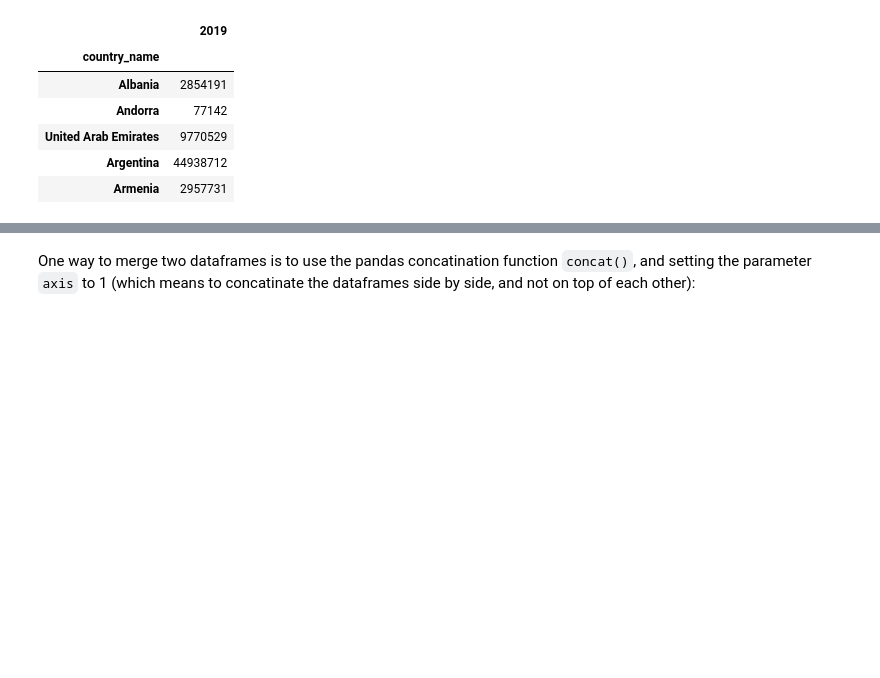
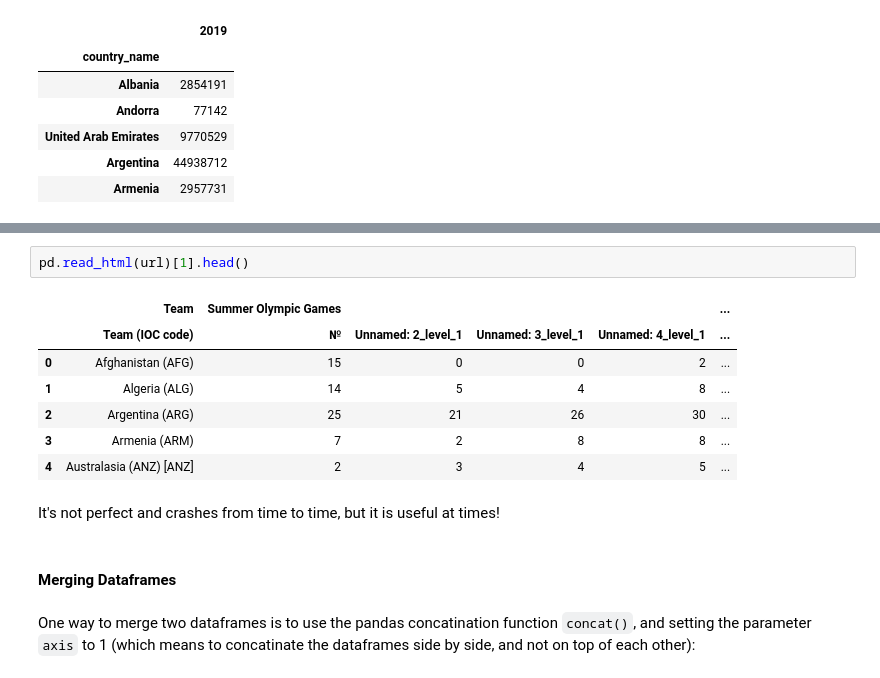
Before and after one commit to johan-ekman/learning_python, a Jupyter notebook: continuation_course/chapter_6.ipynb, the cells around one changed output, grey strips where cells are left out. Drawn from its saved outputs; the diff is of its cells as text; blank space fills up the shorter version.

```diff
--- a/continuation_course/chapter_6.ipynb
+++ b/continuation_course/chapter_6.ipynb
@@ -2475,3 +2544,17 @@ pop.head()
+# %%
+pd.read_html(url)[1].head()
+# %% [output]
+|  | Team | Summer Olympic Games |  |  |  | ... |
+|  | Team (IOC code) | № | Unnamed: 2_level_1 | Unnamed: 3_level_1 | Unnamed: 4_level_1 | ... |
+| 0 | Afghanistan (AFG) | 15 | 0 | 0 | 2 | ... |
+| 1 | Algeria (ALG) | 14 | 5 | 4 | 8 | ... |
+| 2 | Argentina (ARG) | 25 | 21 | 26 | 30 | ... |
+| 3 | Armenia (ARM) | 7 | 2 | 8 | 8 | ... |
+| 4 | Australasia (ANZ) [ANZ] | 2 | 3 | 4 | 5 | ... |
+# %% [markdown]
+It's not perfect and crashes from time to time, but it is useful at times!
+# %% [markdown]
+#### Merging Dataframes
 # %% [markdown]
 One way to merge two dataframes is to use the pandas concatination function `concat()`, and setting the parameter `axis` to 1 (which means to concatinate the dataframes side by side, and not on top of each other):
 # %%
```
Also changed, not shown: parts of 64 cells of this notebook, 4 other files.
